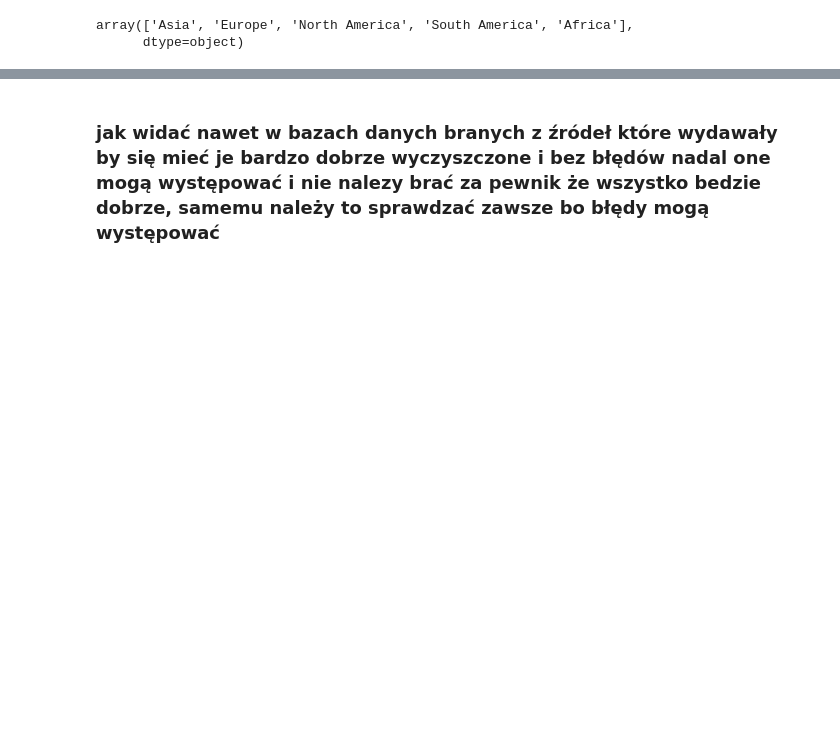
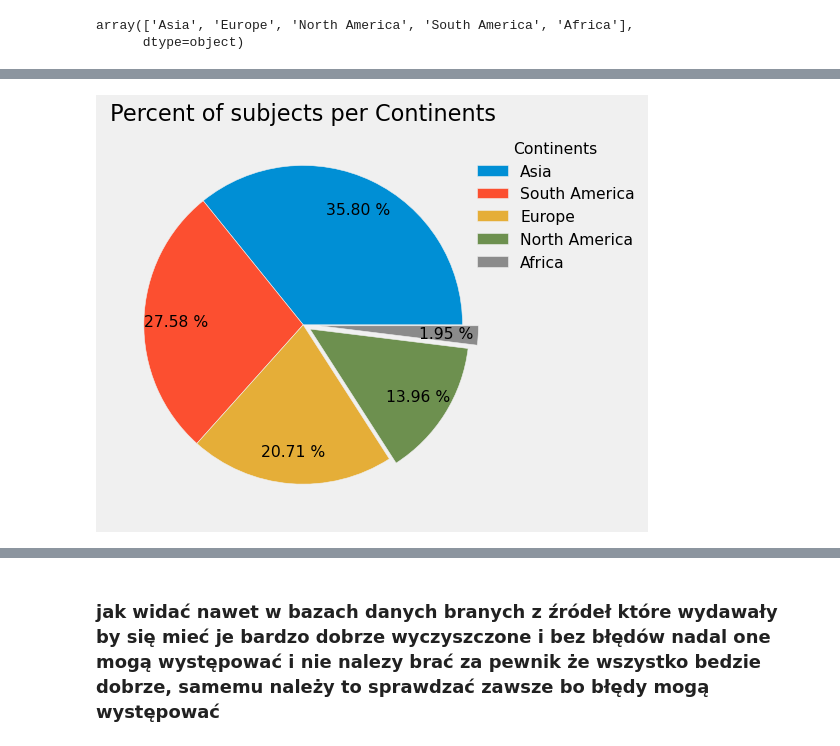
Before and after one commit to lukacjo/food_consumption, a Jupyter notebook: food_consumption.ipynb, the cells around one changed output, grey strips where cells are left out. Drawn from its saved outputs; the diff is of its cells as text; code cells hidden in the pictures; blank space fills up the shorter version.

```diff
--- a/food_consumption.ipynb
+++ b/food_consumption.ipynb
@@ -545,7 +540,7 @@ conti_names = {
                 'SA' : 'South America',
                 'AF' : 'Africa'
                 }
-continent['Continent'] = continent['Continent'].map(conti_names)
+continent['Continent'] = continent['ContinentCode'].map(conti_names)
 continent
 # %% [output]
 A value is trying to be set on a copy of a slice from a DataFrame.
@@ -620,0 +592,8 @@ food_temp.head(20)
+# %%
+food_ctry = food_all.groupby(['Country','Number_of_subjects']).sum().reset_index()
+food_ctry = food_ctry.groupby(['Country']).sum().reset_index()
+food_con = food_ctry.groupby(['ContinentCode','Number_of_subjects']).sum().reset_index()
+food_con = food_con.groupby(['ContinentCode']).sum().reset_index()
+food_con = food_con[['ContinentCode','Number_of_subjects']].sort_values(by='Number_of_subjects', ascending=False)
+
+food_con.sum()
@@ -620,0 +606,4 @@ food_temp.head(20)
+# %%
+food_con['ContinentCode'] = food_con['ContinentCode'].apply(lambda x: x[0:2])
+food_con = food_con.groupby(['ContinentCode']).sum().reset_index().sort_values(by='Number_of_subjects', ascending=False)
+food_con
@@ -620,0 +619,3 @@ food_temp.head(20)
+# %%
+food_con['Continent'] = food_con['ContinentCode'].map(conti_names)
+food_con
@@ -620,0 +629,8 @@ food_temp.head(20)
+# %%
+labels = food_con['Continent']
+plt.pie(food_con['Number_of_subjects'], autopct = '%.2f %%', explode=(0,0,0,.05,.1), pctdistance = (0.8))
+plt.legend(labels, title='Continents', loc="center left", bbox_to_anchor=(0.9, 0.8), fontsize="14")
+plt.title('Percent of subjects per Continents')
+plt.show()
+# %% [output]
+[figure, added]
```
Also changed, not shown: parts of 40 cells of this notebook.
